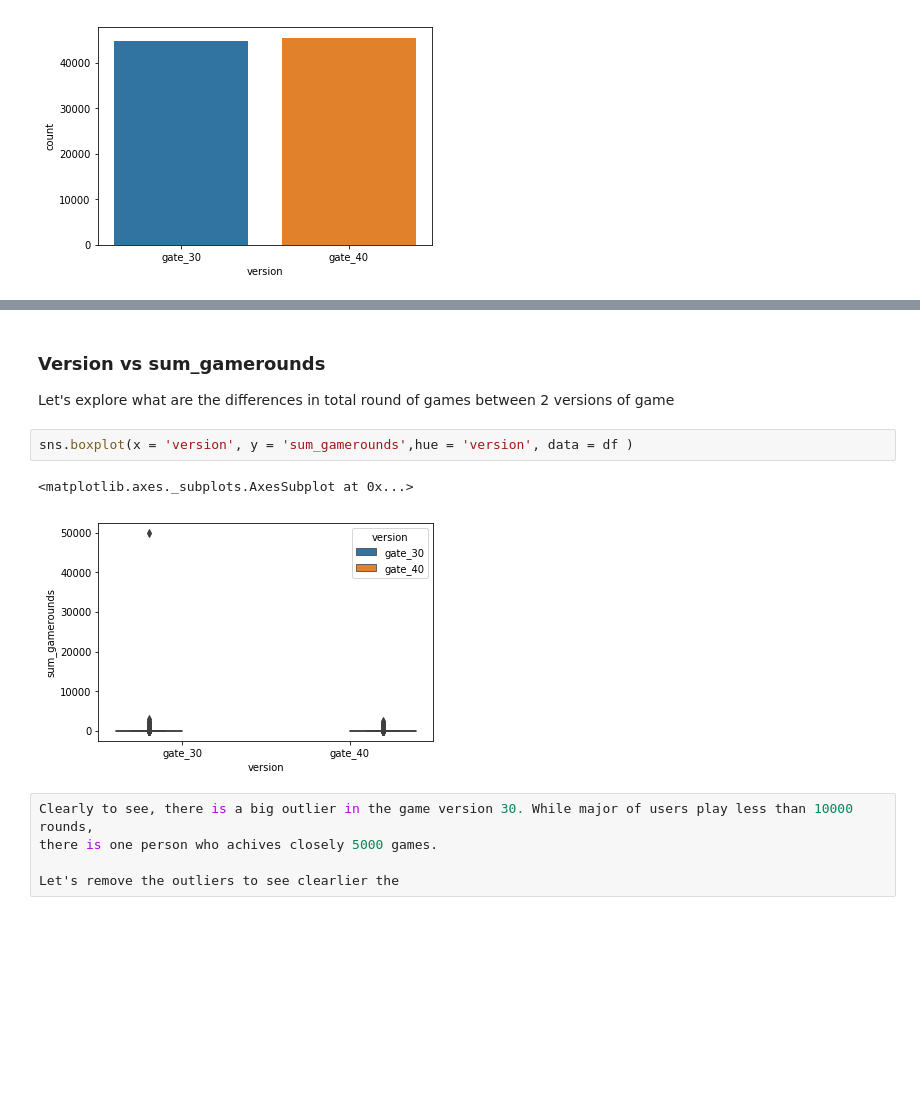
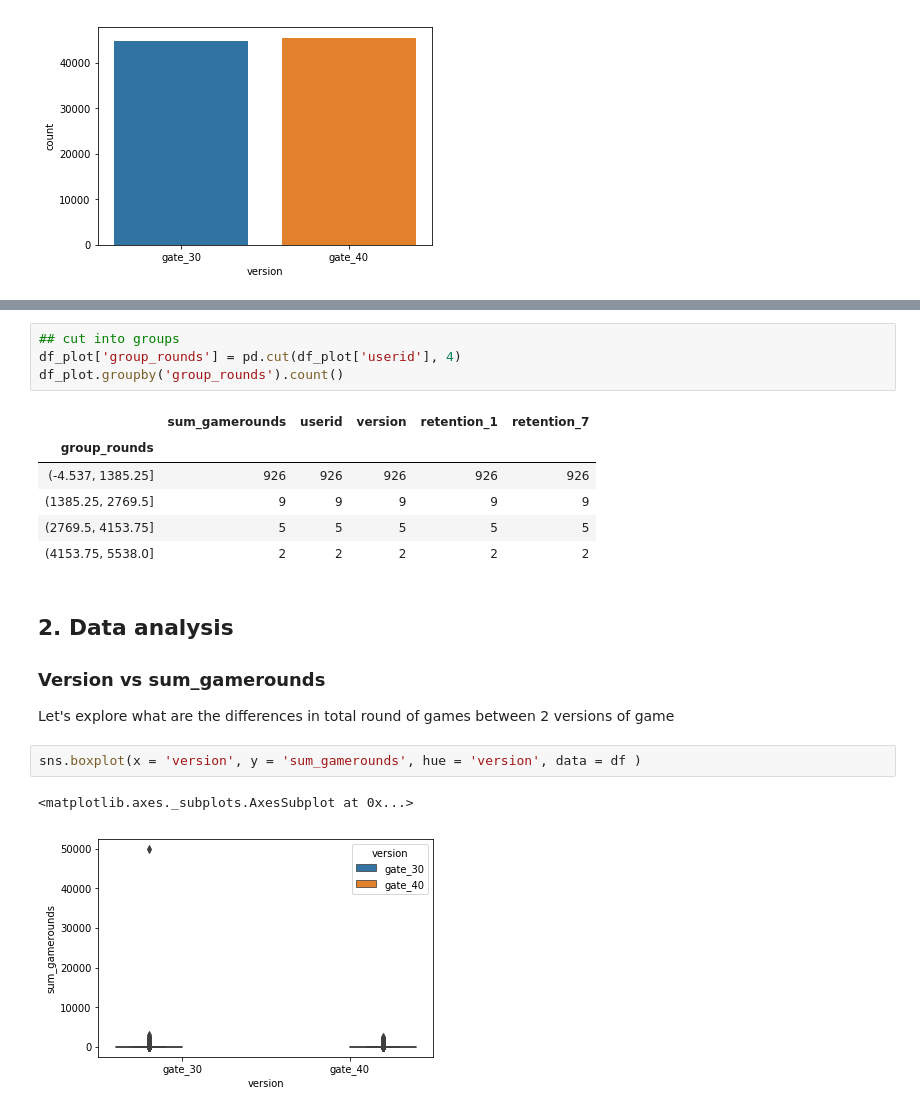
Before and after one commit to Diem-Nguyen/mobile_game_A-B_testing, a Jupyter notebook: cookie_cats.ipynb, the cells around one changed output, grey strips where cells are left out. Cells and saved outputs as stored; diff of their text form; blank space fills up the shorter version.

```diff
--- a/cookie_cats.ipynb
+++ b/cookie_cats.ipynb
@@ -46,14 +66,22 @@ The numbers of users of version gate_30 and gate_40 are pretty much equal.
+# %%
+## cut into groups
+df_plot['group_rounds'] = pd.cut(df_plot['userid'], 4)
+df_plot.groupby('group_rounds').count()
+# %% [output]
+|  | sum_gamerounds | userid | version | retention_1 | retention_7 |
+| group_rounds |  |  |  |  |  |
+| (-4.537, 1385.25] | 926 | 926 | 926 | 926 | 926 |
+| (1385.25, 2769.5] | 9 | 9 | 9 | 9 | 9 |
+| (2769.5, 4153.75] | 5 | 5 | 5 | 5 | 5 |
+| (4153.75, 5538.0] | 2 | 2 | 2 | 2 | 2 |
 # %% [markdown]
+## 2. Data analysis
+
 ### Version vs sum_gamerounds
 
 Let's explore what are the differences in total round of games between 2 versions of game
 # %%
-sns.boxplot(x = 'version', y = 'sum_gamerounds',hue = 'version', data = df )
+sns.boxplot(x = 'version', y = 'sum_gamerounds', hue = 'version', data = df )
 # %% [output]
 <matplotlib.axes._subplots.AxesSubplot at 0x...>
 [figure]
-# %%
-Clearly to see, there is a big outlier in the game version 30. While major of users play less than 10000 rounds,
-there is one person who achives closely 5000 games.
-
-Let's remove the outliers to see clearlier the
```
Also changed, not shown: parts of 13 cells of this notebook.
